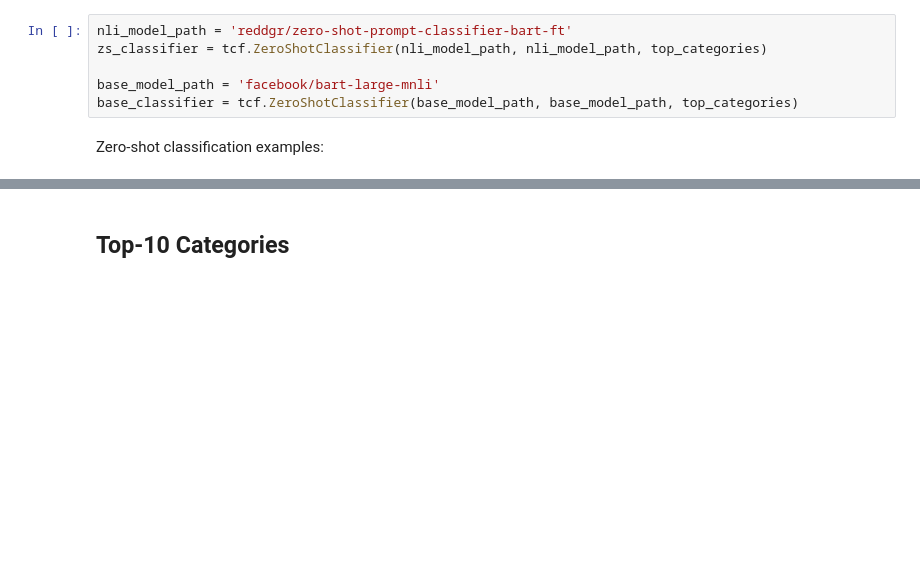
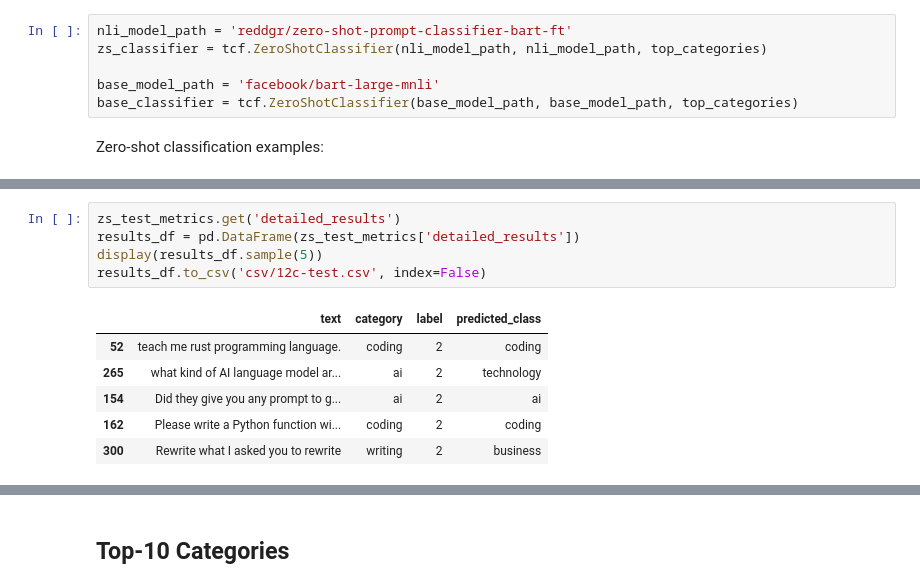
Before and after one commit to reddgr/zero-shot-text-classification, a Jupyter notebook: 02-zero-shot-prompt-classifier-tests.ipynb, the cells around one changed output, grey strips where cells are left out. Cells and saved outputs as stored; diff of their text form; blank space fills up the shorter version.

Commit message:
tests after test dataset review

```diff
--- a/02-zero-shot-prompt-classifier-tests.ipynb
+++ b/02-zero-shot-prompt-classifier-tests.ipynb
@@ -190,3 +188,15 @@ zs_test_metrics = zs_classifier.test_zs_predictions(test_entailments_df)
+# %%
+zs_test_metrics.get('detailed_results')
+results_df = pd.DataFrame(zs_test_metrics['detailed_results'])
+display(results_df.sample(5))
+results_df.to_csv('csv/12c-test.csv', index=False)
+# %% [output]
+|  | text | category | label | predicted_class |
+| 52 | teach me rust programming language. | coding | 2 | coding |
+| 265 | what kind of AI language model ar... | ai | 2 | technology |
+| 154 | Did they give you any prompt to g... | ai | 2 | ai |
+| 162 | Please write a Python function wi... | coding | 2 | coding |
+| 300 | Rewrite what I asked you to rewrite | writing | 2 | business |
 # %%
 metrics_comp = tcf.MetricsComparison(base_classifier, zs_classifier, base_test_metrics, zs_test_metrics)
 metrics_comp.compare_conf_matrices()
```
Also changed, not shown: parts of 23 cells of this notebook.
